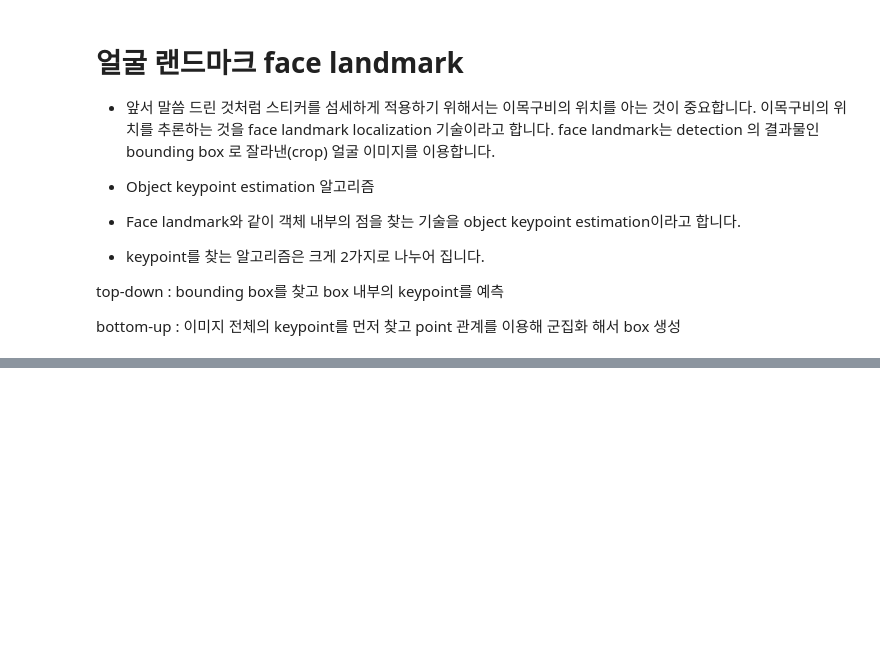
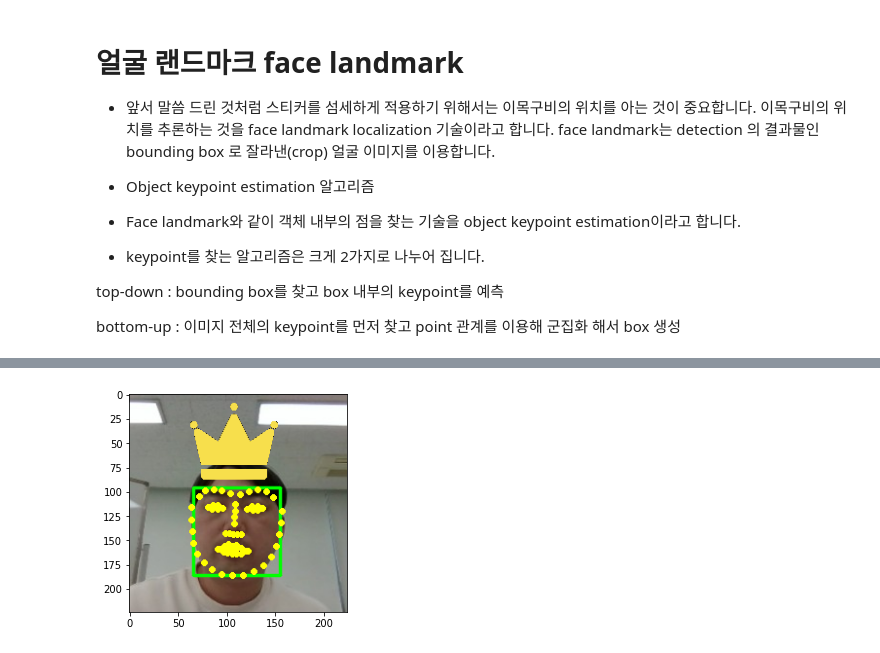
Before and after one commit to 85honesty/Mini_Project, a Jupyter notebook: Mini_stiker_Face_detection.ipynb, the cells around one changed output, grey strips where cells are left out. Cells and saved outputs as stored; diff of their text form; code cells hidden in the pictures; blank space fills up the shorter version.

```diff
--- a/Mini_stiker_Face_detection.ipynb
+++ b/Mini_stiker_Face_detection.ipynb
@@ -358,0 +471,5 @@ Dlib landmark localization
+# %%
+plt.imshow(cv2.cvtColor(img_show, cv2.COLOR_BGR2RGB))
+plt.show()
+# %% [output]
+[figure, added]
```
Also changed, not shown: parts of 18 cells of this notebook.
